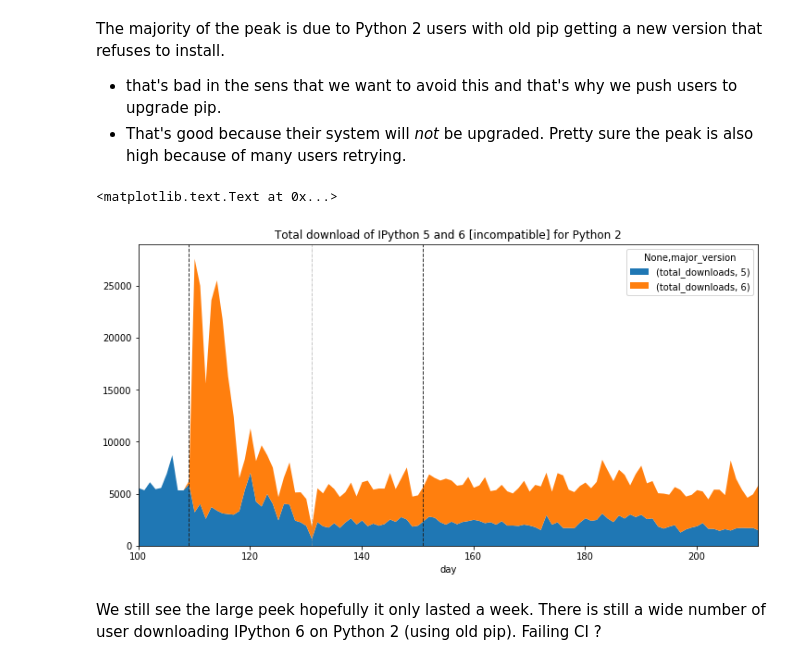
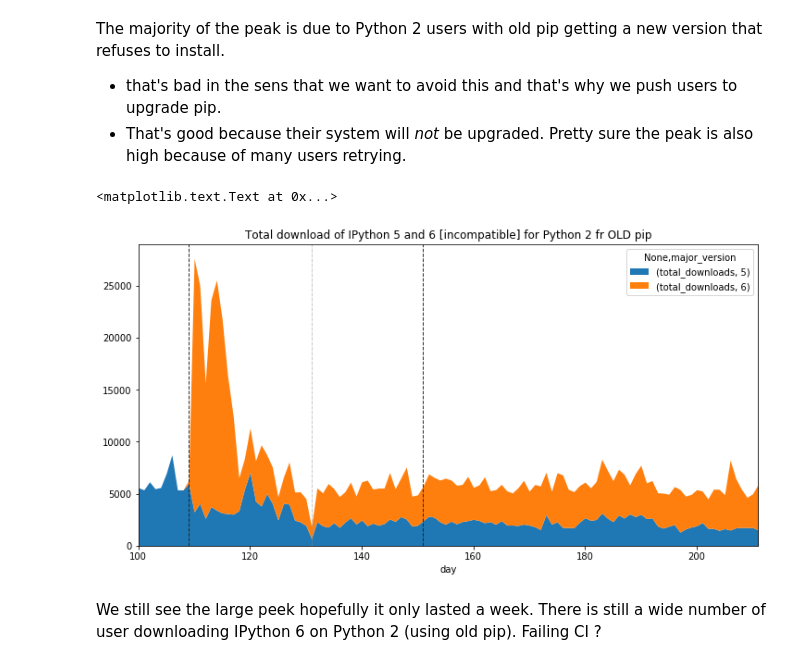
Before and after one commit to Carreau/talks, a Jupyter notebook: 2017-08-13-pybay/IPython-dls_2.ipynb, the cells around one changed output. Drawn from its saved outputs; the diff is of its cells as text; code cells hidden in the pictures.

```diff
--- a/2017-08-13-pybay/IPython-dls_2.ipynb
+++ b/2017-08-13-pybay/IPython-dls_2.ipynb
@@ -239,15 +250,15 @@ The majority of the peak is due to Python 2 users with old pip getting a new ver
 # %%
 ldf = adf.drop('version',1)
 #ldf = ldf[ldf['major_version'] == 5].drop('major_version', 1)
 ldf = ldf[ldf['python_version'] == 2].drop('python_version', 1)
 ldf = ldf[ldf['pip'] == 'old pip'].drop('pip', 1)
 
 ax = ldf.pivot_table(ldf, index=['day'], columns=['major_version'], aggfunc=sum).plot(kind='area', lw=0)
 annotate(ax)
-ax.set_title('Total download of IPython 5 and 6 [incompatible] for Python 2')
+ax.set_title('Total download of IPython 5 and 6 [incompatible] for Python 2 fr OLD pip')
 # %% [output]
 <matplotlib.text.Text at 0x...>
-[figure, old version]
+[figure, new version]
 # %% [markdown]
 We still see the large peek hopefully it only lasted a week. There is still a wide number of user downloading IPython 6 on Python 2 (using old pip). Failing CI ?
 # %%
```
Also changed, not shown: parts of 11 cells of this notebook, 7 other files.
